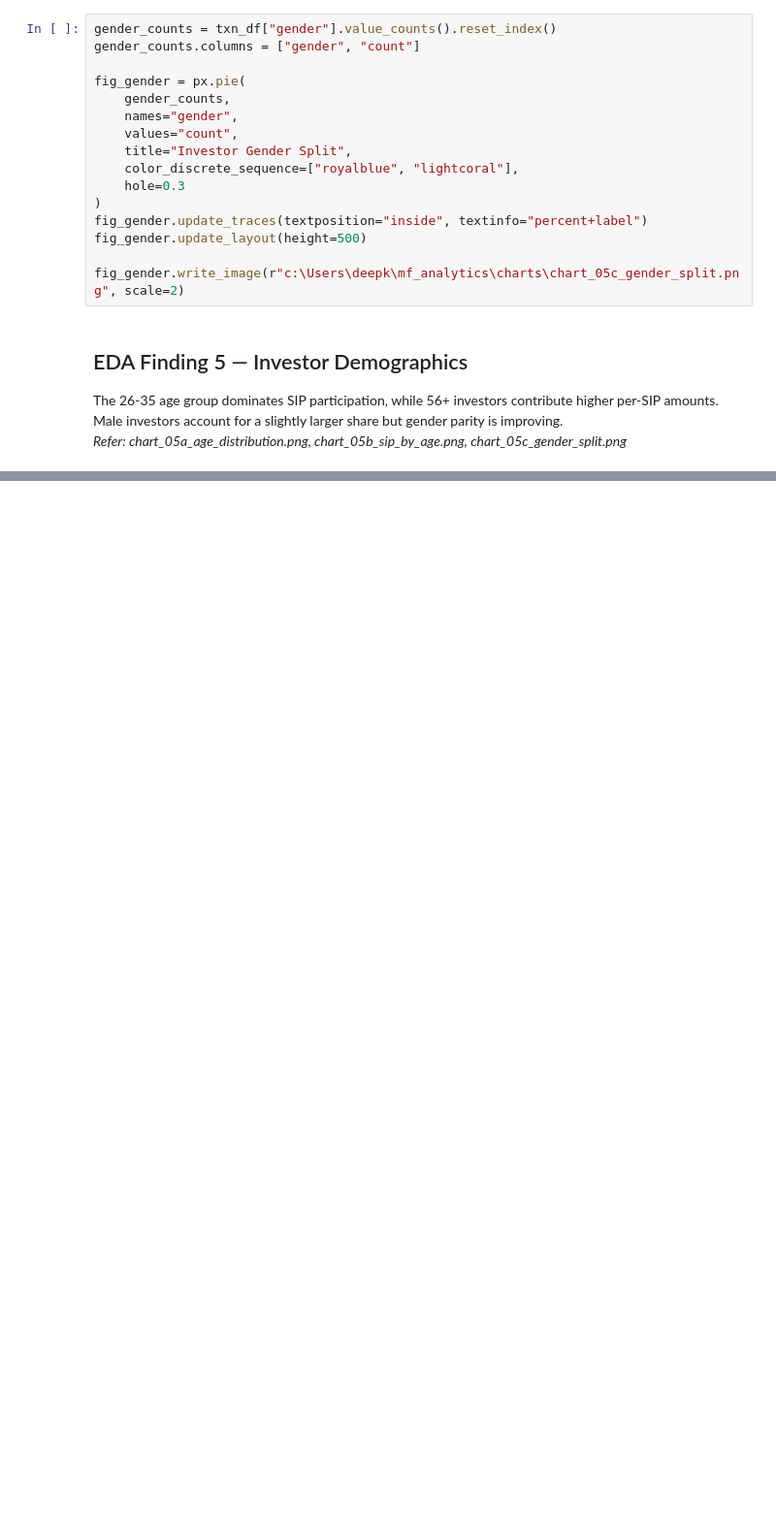
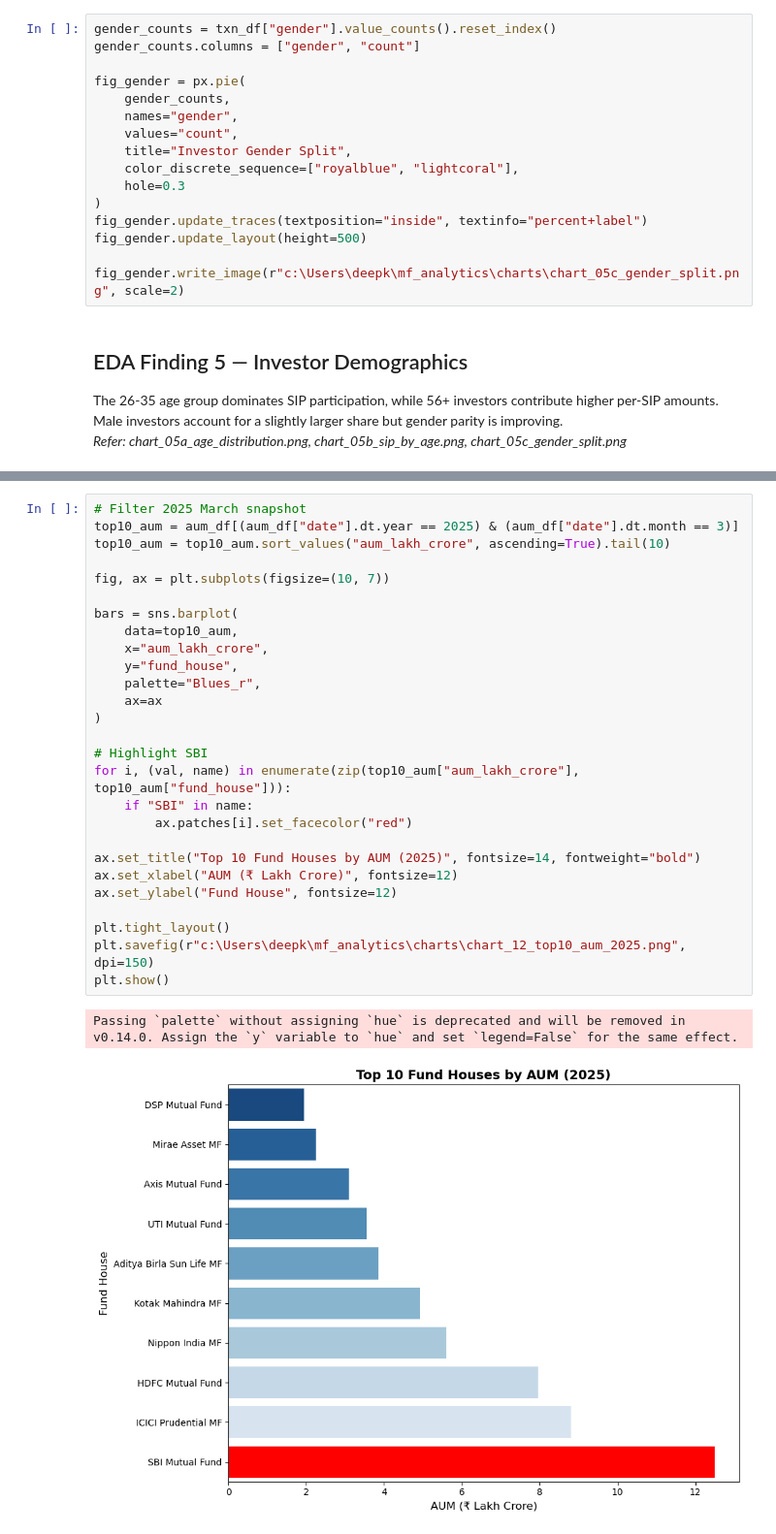
Before and after one commit to Deep-keni/mutual_fund_analytics, a Jupyter notebook: notebooks/EDA_Analysis.ipynb, the cells around one changed output, grey strips where cells are left out. Shown at 97% size. Saved outputs shown, nothing was run; the diff lists cells and outputs as text; blank space fills up the shorter version.

```diff
--- a/notebooks/EDA_Analysis.ipynb
+++ b/notebooks/EDA_Analysis.ipynb
@@ -277,0 +583,30 @@ slightly larger share but gender parity is improving.
+# %%
+# Filter 2025 March snapshot
+top10_aum = aum_df[(aum_df["date"].dt.year == 2025) & (aum_df["date"].dt.month == 3)]
+top10_aum = top10_aum.sort_values("aum_lakh_crore", ascending=True).tail(10)
+
+fig, ax = plt.subplots(figsize=(10, 7))
+
+bars = sns.barplot(
+    data=top10_aum,
+    x="aum_lakh_crore",
+    y="fund_house",
+    palette="Blues_r",
+    ax=ax
+)
+
+# Highlight SBI
+for i, (val, name) in enumerate(zip(top10_aum["aum_lakh_crore"], top10_aum["fund_house"])):
+    if "SBI" in name:
+        ax.patches[i].set_facecolor("red")
+
+ax.set_title("Top 10 Fund Houses by AUM (2025)", fontsize=14, fontweight="bold")
+ax.set_xlabel("AUM (₹ Lakh Crore)", fontsize=12)
+ax.set_ylabel("Fund House", fontsize=12)
+
+plt.tight_layout()
+plt.savefig(r"c:\Users\deepk\mf_analytics\charts\chart_12_top10_aum_2025.png", dpi=150)
+plt.show()
+# %% [output]
+Passing `palette` without assigning `hue` is deprecated and will be removed in v0.14.0. Assign the `y` variable to `hue` and set `legend=False` for the same effect.
+[figure, added]
```
Also changed, not shown: parts of 22 cells of this notebook, 9 other files.
